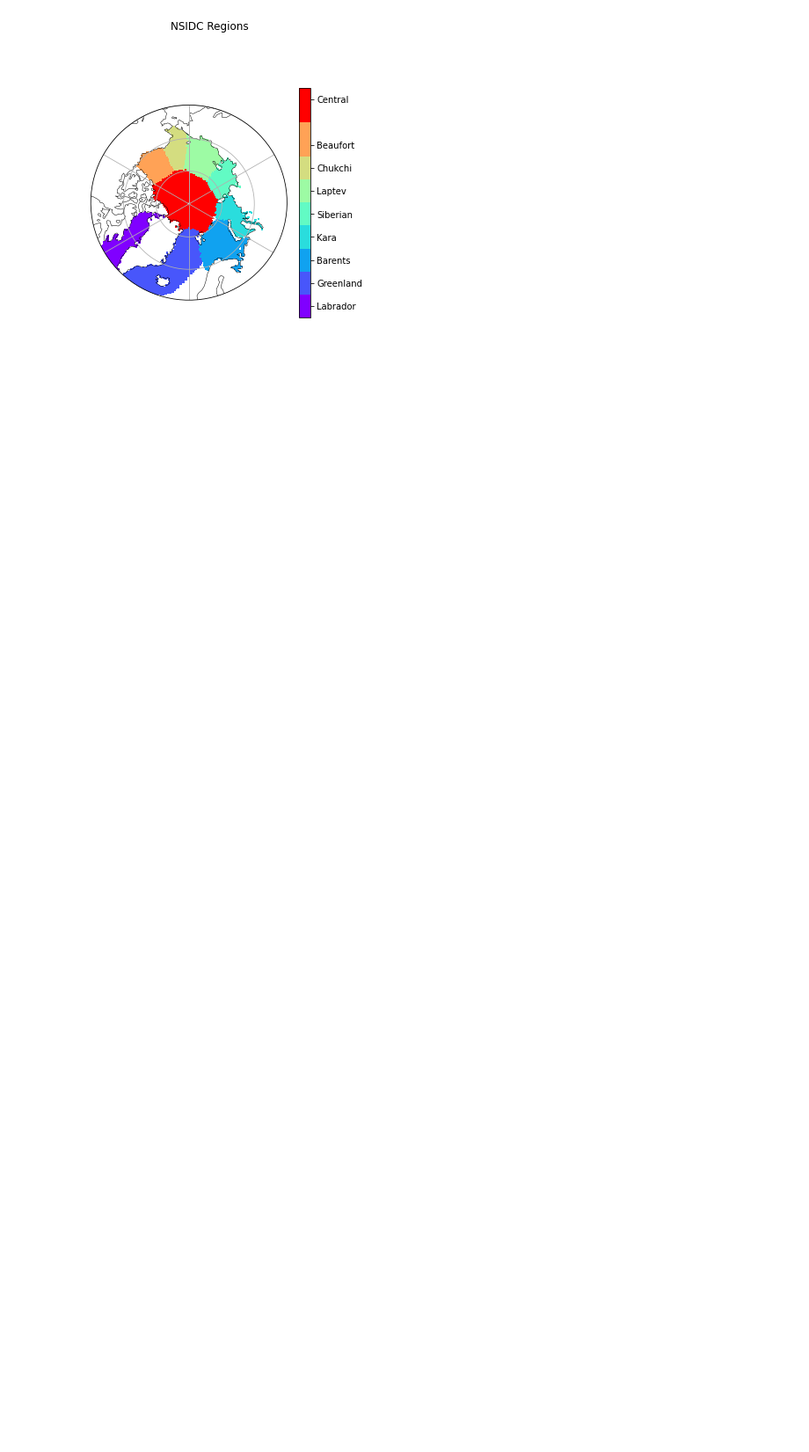
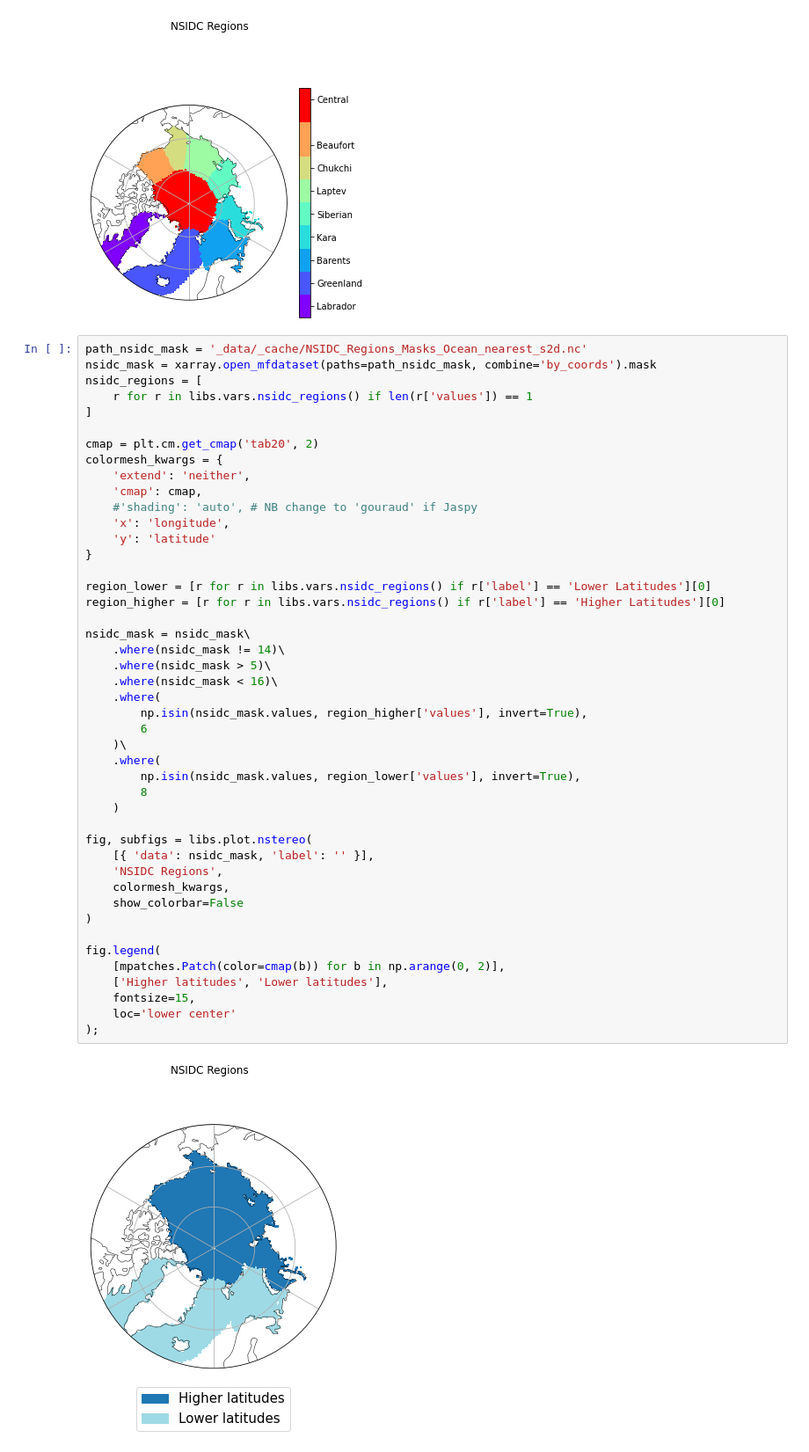
Before and after one commit to hannahwoodward/cmip6-seaice-precipitation, a Jupyter notebook: regions.ipynb, the cells around one changed output. Shown at 88% size. Cells and saved outputs as stored; diff of their text form; blank space fills up the shorter version.

Commit message:
Update regions for poster

```diff
--- a/regions.ipynb
+++ b/regions.ipynb
@@ -48,3 +54,50 @@ cax.set_ticks(values)
 cax.set_ticklabels([r['label'] for r in nsidc_regions])
 # %% [output]
 [figure]
+# %%
+path_nsidc_mask = '_data/_cache/NSIDC_Regions_Masks_Ocean_nearest_s2d.nc'
+nsidc_mask = xarray.open_mfdataset(paths=path_nsidc_mask, combine='by_coords').mask
+nsidc_regions = [
+    r for r in libs.vars.nsidc_regions() if len(r['values']) == 1
+]
+
+cmap = plt.cm.get_cmap('tab20', 2)
+colormesh_kwargs = {
+    'extend': 'neither',
+    'cmap': cmap,
+    #'shading': 'auto', # NB change to 'gouraud' if Jaspy
+    'x': 'longitude',
+    'y': 'latitude'
+}
+
+region_lower = [r for r in libs.vars.nsidc_regions() if r['label'] == 'Lower Latitudes'][0]
+region_higher = [r for r in libs.vars.nsidc_regions() if r['label'] == 'Higher Latitudes'][0]
+
+nsidc_mask = nsidc_mask\
+    .where(nsidc_mask != 14)\
+    .where(nsidc_mask > 5)\
+    .where(nsidc_mask < 16)\
+    .where(
+        np.isin(nsidc_mask.values, region_higher['values'], invert=True),
+        6
+    )\
+    .where(
+        np.isin(nsidc_mask.values, region_lower['values'], invert=True),
+        8
+    )
+
+fig, subfigs = libs.plot.nstereo(
+    [{ 'data': nsidc_mask, 'label': '' }],
+    'NSIDC Regions',
+    colormesh_kwargs,
+    show_colorbar=False
+)
+
+fig.legend(
+    [mpatches.Patch(color=cmap(b)) for b in np.arange(0, 2)],
+    ['Higher latitudes', 'Lower latitudes'],
+    fontsize=15,
+    loc='lower center'
+);
+# %% [output]
+[figure, added]
```
Also changed, not shown: parts of 1 cell of this notebook.
